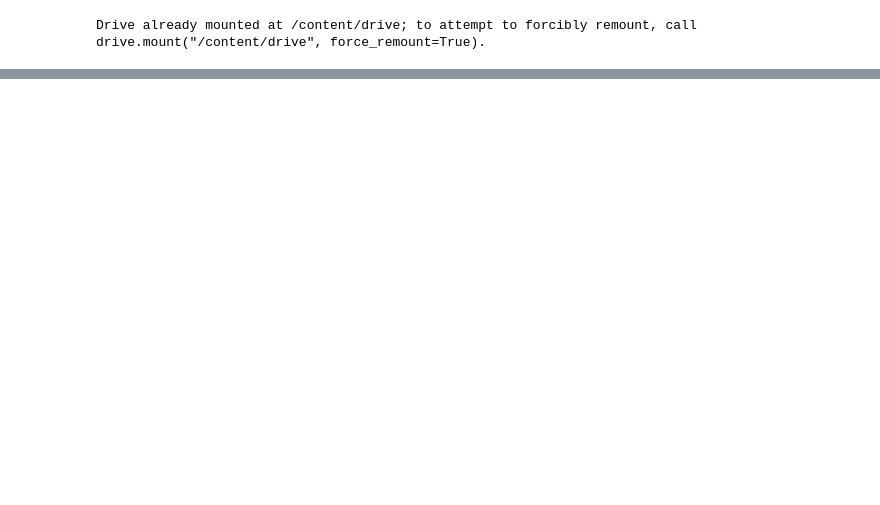
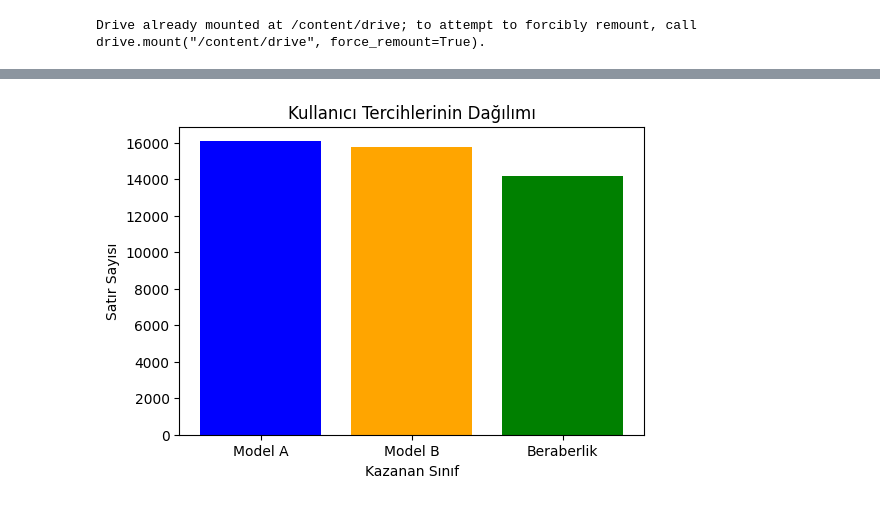
Before and after one commit to ErenUlger80/GROUP28_CENG313, a Jupyter notebook: assignment1_eda_baseline.ipynb, the cells around one changed output, grey strips where cells are left out. Drawn from its saved outputs; the diff is of its cells as text; code cells hidden in the pictures; blank space fills up the shorter version.

```diff
--- a/assignment1_eda_baseline.ipynb
+++ b/assignment1_eda_baseline.ipynb
@@ -35,0 +299,23 @@ Eğitim verisi boyutu: (57477, 9)
+# %%
+import json
+import pandas as pd
+from sklearn.model_selection import GroupShuffleSplit
+
+# Aynı soruyu içeren satırları gruplamak için anahtar oluşturuyoruz
+prepared_df["prompt_group"] = prepared_df["prompt_turns"].apply(json.dumps)
+
+# Veriyi %80 eğitim, %20 doğrulama olarak bölüyoruz
+splitter = GroupShuffleSplit(n_splits=1, test_size=0.20, random_state=42)
+train_idx, val_idx = next(splitter.split(prepared_df, groups=prepared_df["prompt_group"]))
+
+train_part = prepared_df.iloc[train_idx].copy()
+valid_part = prepared_df.iloc[val_idx].copy()
+
+print("Eğitim veri sayısı:", len(train_part))
+print("Doğrulama veri sayısı:", len(valid_part))
+
+# Sınıf oranlarını basitçe ekrana yazdırıyoruz
+print("\nEğitim Sınıf Dağılımı (%):")
+print(train_part["target"].value_counts(normalize=True) * 100)
+print("\nDoğrulama Sınıf Dağılımı (%):")
+print(valid_part["target"].value_counts(normalize=True) * 100)
@@ -35,0 +339,16 @@ Eğitim verisi boyutu: (57477, 9)
+# %%
+import pandas as pd
+import matplotlib.pyplot as plt
+
+# Sınıfları grafik üzerinden gösteriyoruz
+sinif_sayilari = train_part["target"].value_counts()
+sinif_isimleri = ["Model A", "Model B", "Beraberlik"]
+
+plt.figure(figsize=(6, 4))
+plt.bar(sinif_isimleri, sinif_sayilari, color=["blue", "orange", "green"])
+plt.title("Kullanıcı Tercihlerinin Dağılımı")
+plt.xlabel("Kazanan Sınıf")
+plt.ylabel("Satır Sayısı")
+plt.show()
+# %% [output]
+[figure, added]
```
Also changed, not shown: parts of 16 cells of this notebook.
